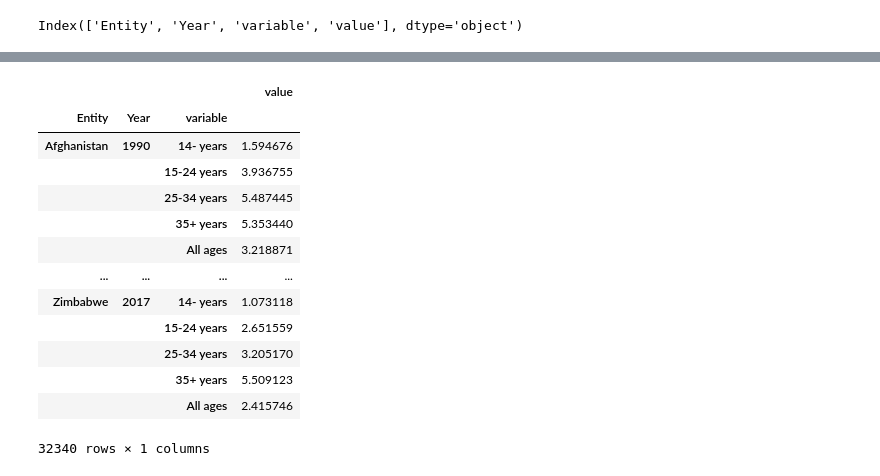
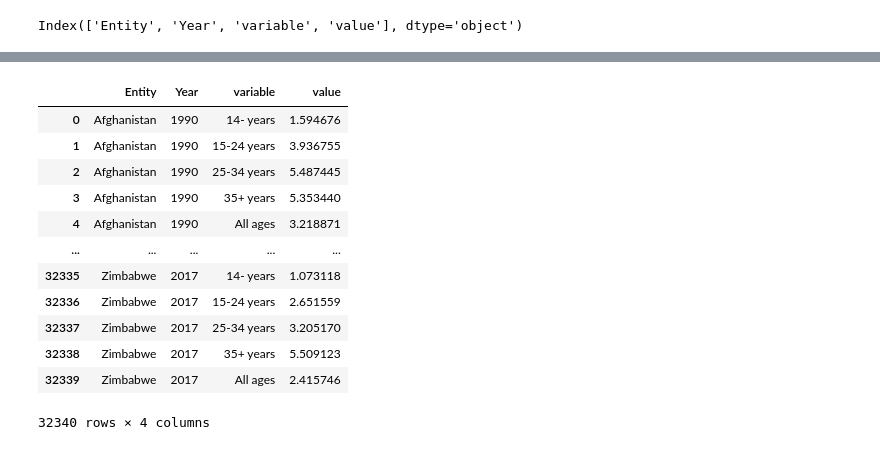
Before and after one commit to Brunadiasmiguel/depression, a Jupyter notebook: data-wrangling/country-sex-age2.ipynb, the cells around one changed output, grey strips where cells are left out. Drawn from its saved outputs; the diff is of its cells as text; code cells hidden in the pictures.

```diff
--- a/data-wrangling/country-sex-age2.ipynb
+++ b/data-wrangling/country-sex-age2.ipynb
@@ -134,20 +157,19 @@ All ages        6468
 Name: variable, dtype: int64
 # %%
-df2a=df2.groupby(['Entity','Year','variable']).agg({'value':'mean'})
+df2a=df2.groupby(['Entity','Year','variable'], as_index=False).agg({'value':'mean'})
 
 df2a
 # %% [output]
-|  |  |  | value |
-| Entity | Year | variable |  |
-| Afghanistan | 1990 | 14- years | 1.594676 |
-|  |  | 15-24 years | 3.936755 |
-|  |  | 25-34 years | 5.487445 |
-|  |  | 35+ years | 5.353440 |
-|  |  | All ages | 3.218871 |
-| ... | ... | ... | ... |
-| Zimbabwe | 2017 | 14- years | 1.073118 |
-|  |  | 15-24 years | 2.651559 |
-|  |  | 25-34 years | 3.205170 |
-|  |  | 35+ years | 5.509123 |
-|  |  | All ages | 2.415746 |
+|  | Entity | Year | variable | value |
+| 0 | Afghanistan | 1990 | 14- years | 1.594676 |
+| 1 | Afghanistan | 1990 | 15-24 years | 3.936755 |
+| 2 | Afghanistan | 1990 | 25-34 years | 5.487445 |
+| 3 | Afghanistan | 1990 | 35+ years | 5.353440 |
+| 4 | Afghanistan | 1990 | All ages | 3.218871 |
+| ... | ... | ... | ... | ... |
+| 32335 | Zimbabwe | 2017 | 14- years | 1.073118 |
+| 32336 | Zimbabwe | 2017 | 15-24 years | 2.651559 |
+| 32337 | Zimbabwe | 2017 | 25-34 years | 3.205170 |
+| 32338 | Zimbabwe | 2017 | 35+ years | 5.509123 |
+| 32339 | Zimbabwe | 2017 | All ages | 2.415746 |
-32340 rows × 1 columns
+32340 rows × 4 columns
```
Also changed, not shown: parts of 16 cells of this notebook.
